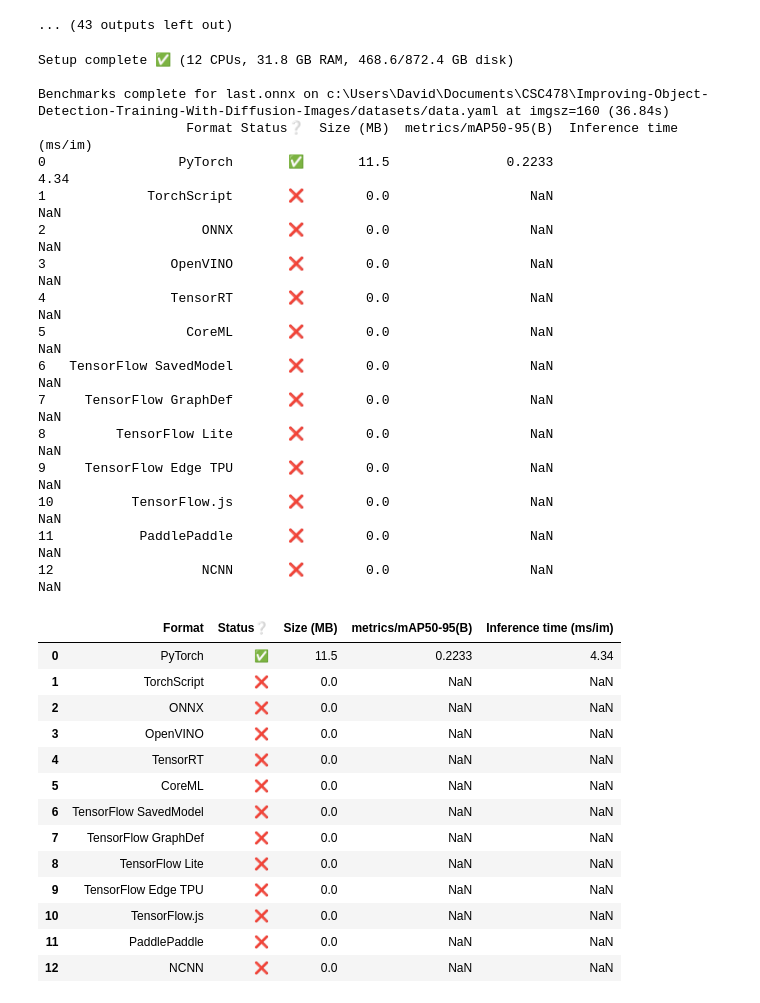
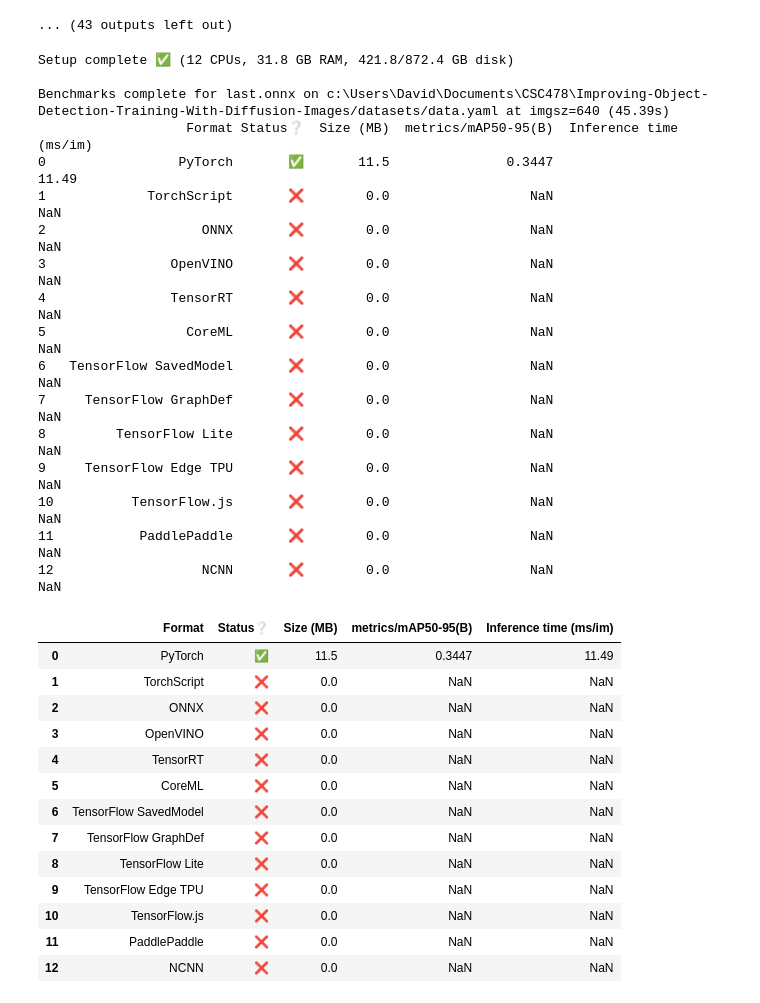
Before and after one commit to dzijianc/Using-Diffusion-Generated-Images-To-Train-Aircraft-Detection-Models, a Jupyter notebook: yolo_detector.ipynb, the cells around one changed output. Drawn from its saved outputs; the diff is of its cells as text; code cells hidden in the pictures.

```diff
--- a/yolo_detector.ipynb
+++ b/yolo_detector.ipynb
@@ -169,27 +174,27 @@ Starting training for 25 epochs...
 # %%
 # segck_trained_model = YOLO("runs/detect/train2/weights/last.pt")
 # segck_trained_model.export(format="onnx", dynamic=True)
-benchmark(model="runs/detect/train2/weights/last.onnx", data=cwd + "/datasets/data.yaml")
+benchmark(model="runs/detect/train2/weights/last.onnx", data=cwd + "/datasets/data.yaml", device=0, imgsz=640)
 # %% [output]
-Setup complete ✅ (12 CPUs, 31.8 GB RAM, 468.6/872.4 GB disk)
+Setup complete ✅ (12 CPUs, 31.8 GB RAM, 421.8/872.4 GB disk)
 
-Benchmarks complete for last.onnx on c:\Users\David\Documents\CSC478\Improving-Object-Detection-Training-With-Diffusion-Images/datasets/data.yaml at imgsz=160 (36.84s)
+Benchmarks complete for last.onnx on c:\Users\David\Documents\CSC478\Improving-Object-Detection-Training-With-Diffusion-Images/datasets/data.yaml at imgsz=640 (45.39s)
                    Format Status❔  Size (MB)  metrics/mAP50-95(B)  Inference time (ms/im)
-0                 PyTorch       ✅       11.5               0.2233                    4.34
+0                 PyTorch       ✅       11.5               0.3447                   11.49
 1             TorchScript       ❌        0.0                  NaN                     NaN
 2                    ONNX       ❌        0.0                  NaN                     NaN
 3                OpenVINO       ❌        0.0                  NaN                     NaN
 4                TensorRT       ❌        0.0                  NaN                     NaN
 5                  CoreML       ❌        0.0                  NaN                     NaN
 6   TensorFlow SavedModel       ❌        0.0                  NaN                     NaN
 7     TensorFlow GraphDef       ❌        0.0                  NaN                     NaN
 8         TensorFlow Lite       ❌        0.0                  NaN                     NaN
 9     TensorFlow Edge TPU       ❌        0.0                  NaN                     NaN
 10          TensorFlow.js       ❌        0.0                  NaN                     NaN
 11           PaddlePaddle       ❌        0.0                  NaN                     NaN
 12                   NCNN       ❌        0.0                  NaN                     NaN
 |  | Format | Status❔ | Size (MB) | metrics/mAP50-95(B) | Inference time (ms/im) |
-| 0 | PyTorch | ✅ | 11.5 | 0.2233 | 4.34 |
+| 0 | PyTorch | ✅ | 11.5 | 0.3447 | 11.49 |
 | 1 | TorchScript | ❌ | 0.0 | NaN | NaN |
 | 2 | ONNX | ❌ | 0.0 | NaN | NaN |
 | 3 | OpenVINO | ❌ | 0.0 | NaN | NaN |
```
Also changed, not shown: parts of 3 cells of this notebook, 1 other file.
